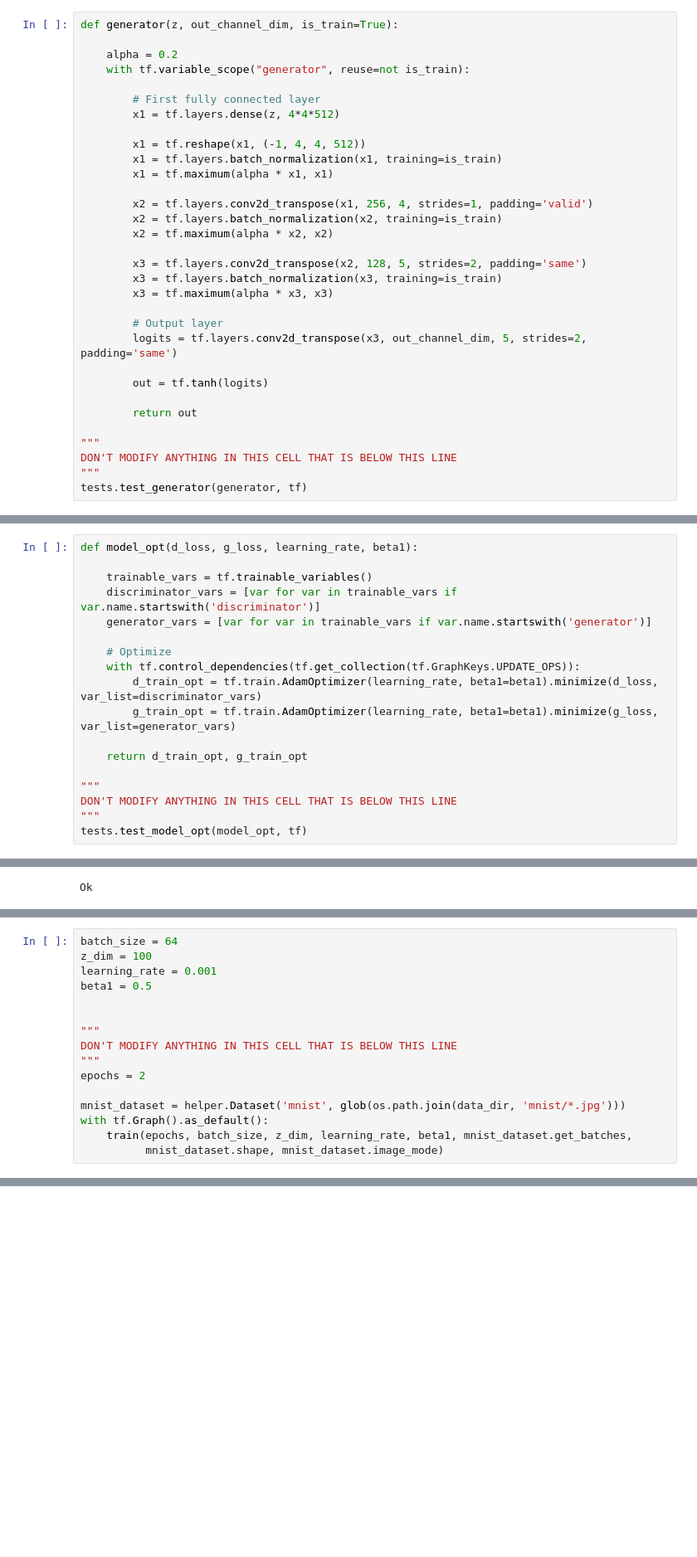
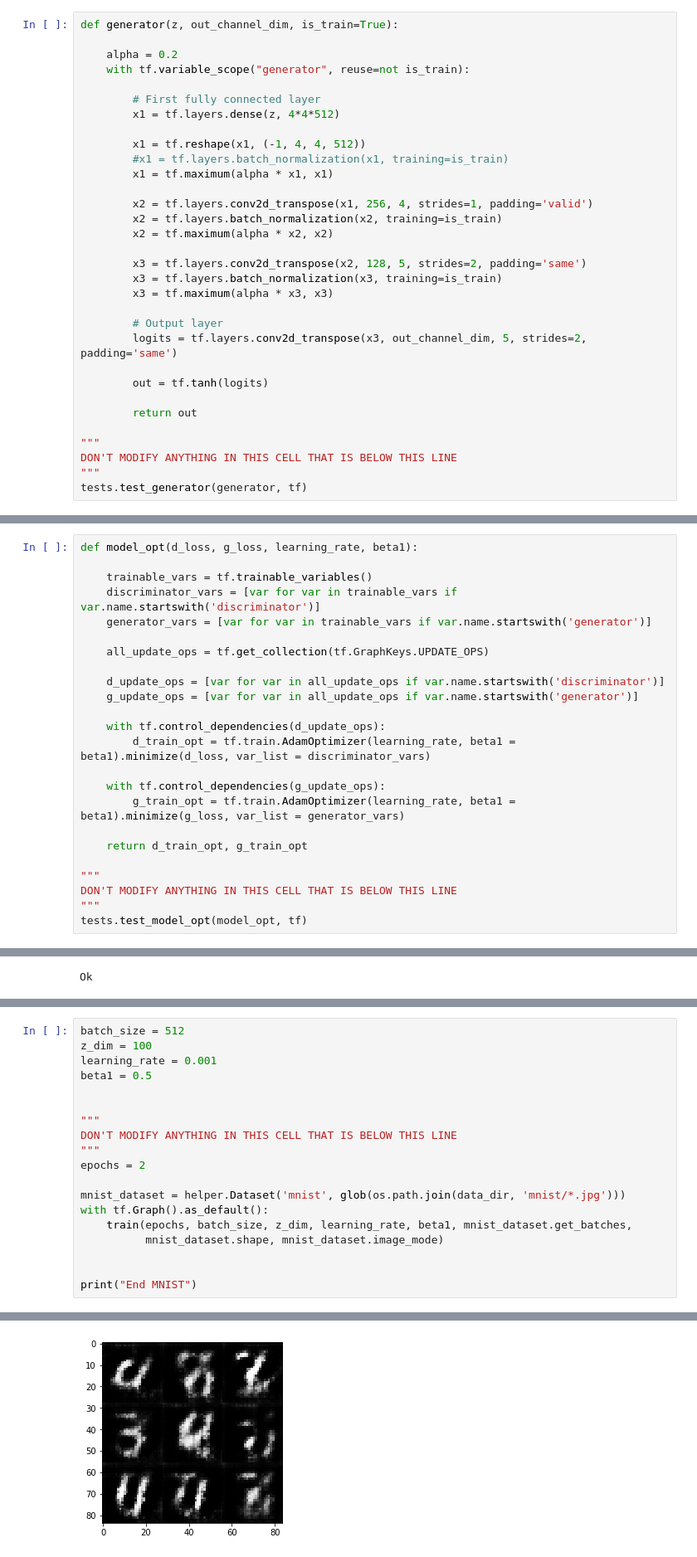
Before and after one commit to luiz-daniel/udacity-face-generation, a Jupyter notebook: dlnd_face_generation.ipynb, the cells around one changed output, grey strips where cells are left out. Shown: that part at 83% size. Drawn from its saved outputs; the diff is of its cells as text; blank space fills up the shorter version.

```diff
--- a/dlnd_face_generation.ipynb
+++ b/dlnd_face_generation.ipynb
@@ -169,7 +169,7 @@ def generator(z, out_channel_dim, is_train=True):
         x1 = tf.layers.dense(z, 4*4*512)
 
         x1 = tf.reshape(x1, (-1, 4, 4, 512))
-        x1 = tf.layers.batch_normalization(x1, training=is_train)
+        #x1 = tf.layers.batch_normalization(x1, training=is_train)
         x1 = tf.maximum(alpha * x1, x1)
 
         x2 = tf.layers.conv2d_transpose(x1, 256, 4, strides=1, padding='valid')
@@ -236,10 +236,16 @@ def model_opt(d_loss, g_loss, learning_rate, beta1):
     discriminator_vars = [var for var in trainable_vars if var.name.startswith('discriminator')]
     generator_vars = [var for var in trainable_vars if var.name.startswith('generator')]
 
-    # Optimize
-    with tf.control_dependencies(tf.get_collection(tf.GraphKeys.UPDATE_OPS)):
-        d_train_opt = tf.train.AdamOptimizer(learning_rate, beta1=beta1).minimize(d_loss, var_list=discriminator_vars)
-        g_train_opt = tf.train.AdamOptimizer(learning_rate, beta1=beta1).minimize(g_loss, var_list=generator_vars)
+    all_update_ops = tf.get_collection(tf.GraphKeys.UPDATE_OPS)
+
+    d_update_ops = [var for var in all_update_ops if var.name.startswith('discriminator')]
+    g_update_ops = [var for var in all_update_ops if var.name.startswith('generator')]
+
+    with tf.control_dependencies(d_update_ops):
+        d_train_opt = tf.train.AdamOptimizer(learning_rate, beta1 = beta1).minimize(d_loss, var_list = discriminator_vars)
+
+    with tf.control_dependencies(g_update_ops):
+        g_train_opt = tf.train.AdamOptimizer(learning_rate, beta1 = beta1).minimize(g_loss, var_list = generator_vars)
 
     return d_train_opt, g_train_opt
 
@@ -337,7 +358,7 @@ def train(epoch_count, batch_size, z_dim, learning_rate, beta1, get_batches, dat
 ### MNIST
 Test your GANs architecture on MNIST.  After 2 epochs, the GANs should be able to generate images that look like handwritten digits.  Make sure the loss of the generator is lower than the loss of the discriminator or close to 0.
 # %%
-batch_size = 64
+batch_size = 512
 z_dim = 100
 learning_rate = 0.001
 beta1 = 0.5
@@ -352,4 +373,7 @@ mnist_dataset = helper.Dataset('mnist', glob(os.path.join(data_dir, 'mnist/*.jpg
 with tf.Graph().as_default():
     train(epochs, batch_size, z_dim, learning_rate, beta1, mnist_dataset.get_batches,
           mnist_dataset.shape, mnist_dataset.image_mode)
+
+
+print("End MNIST")
 # %% [output]
@@ -356,0 +390 @@ with tf.Graph().as_default():
+[figure, added]
```
Also changed, not shown: parts of 8 cells of this notebook.
